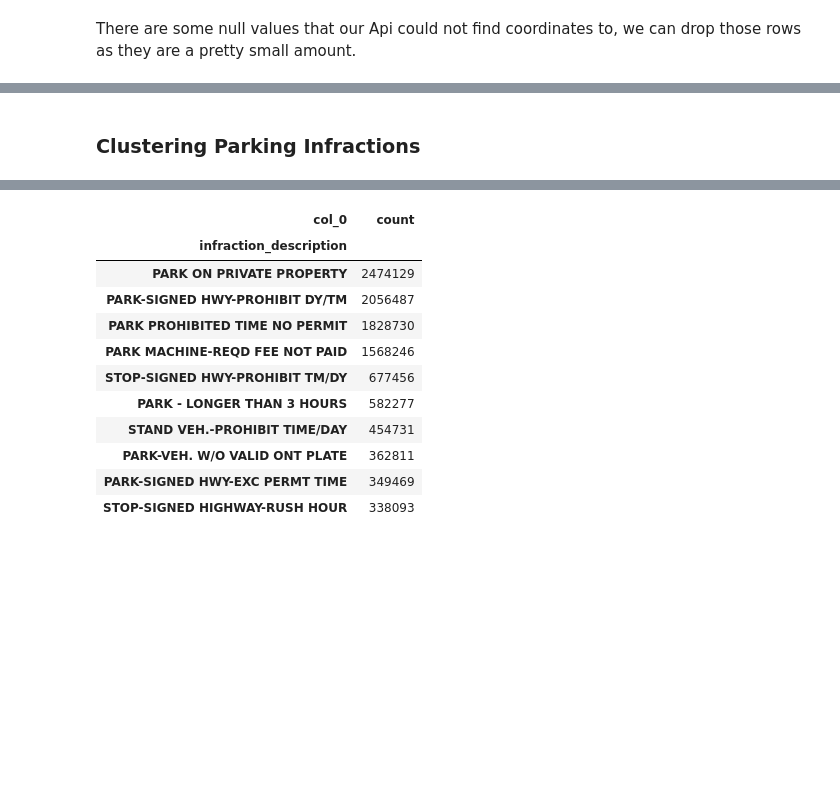
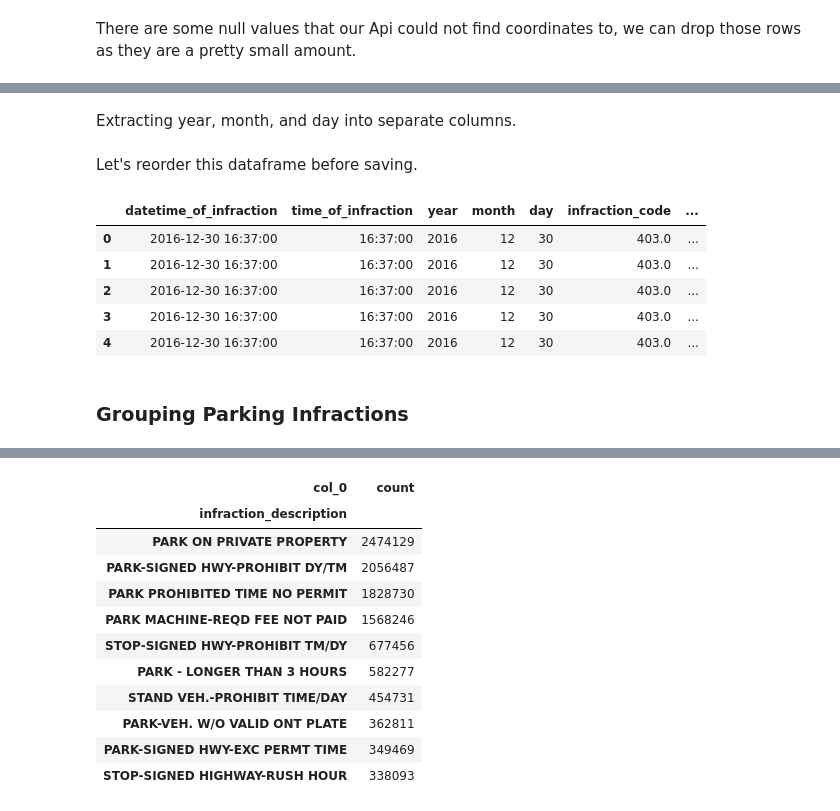
Before and after one commit to tilovashahrin/Toronto_ParkingTicket_Capstone, a Jupyter notebook: Notebooks/EDA and Processing.ipynb, the cells around one changed output, grey strips where cells are left out. Cells and saved outputs as stored; diff of their text form; code cells hidden in the pictures; blank space fills up the shorter version.

Commit message:
separating datetime and grouping infractions

```diff
--- a/Notebooks/EDA and Processing.ipynb
+++ b/Notebooks/EDA and Processing.ipynb
@@ -67,4 +65,4 @@ parking_df.duplicated().sum()
 # %% [output]
 0
 # %%
-parking_df['datetime_of_infraction'].astype('datetime64[ns]')
+parking_df['datetime_of_infraction'] = parking_df['datetime_of_infraction'].astype('datetime64[ns]')
@@ -250,3 +259,22 @@ parking_df.to_csv('../data/parking_df.csv', index=False)
+# %% [markdown]
+Extracting year, month, and day into separate columns.
+# %%
+parking_df['year'] = parking_df['datetime_of_infraction'].dt.year
+parking_df['month'] = parking_df['datetime_of_infraction'].dt.month
+parking_df['day'] = parking_df['datetime_of_infraction'].dt.day
+# %% [markdown]
+Let's reorder this dataframe before saving.
+# %%
+parking_df = parking_df[['datetime_of_infraction', 'time_of_infraction', 'year', 'month', 'day', 'infraction_code', 'infraction_description', 'set_fine_amount', 'location2', 'province', 'latitude', 'longitude']]
+# %%
+parking_df.head()
+# %% [output]
+|  | datetime_of_infraction | time_of_infraction | year | month | day | infraction_code | ... |
+| 0 | 2016-12-30 16:37:00 | 16:37:00 | 2016 | 12 | 30 | 403.0 | ... |
+| 1 | 2016-12-30 16:37:00 | 16:37:00 | 2016 | 12 | 30 | 403.0 | ... |
+| 2 | 2016-12-30 16:37:00 | 16:37:00 | 2016 | 12 | 30 | 403.0 | ... |
+| 3 | 2016-12-30 16:37:00 | 16:37:00 | 2016 | 12 | 30 | 403.0 | ... |
+| 4 | 2016-12-30 16:37:00 | 16:37:00 | 2016 | 12 | 30 | 403.0 | ... |
 # %% [markdown]
 <a id='clusterinfr'></a>
-### Clustering Parking Infractions
+### Grouping Parking Infractions
```
Also changed, not shown: parts of 19 cells of this notebook.
